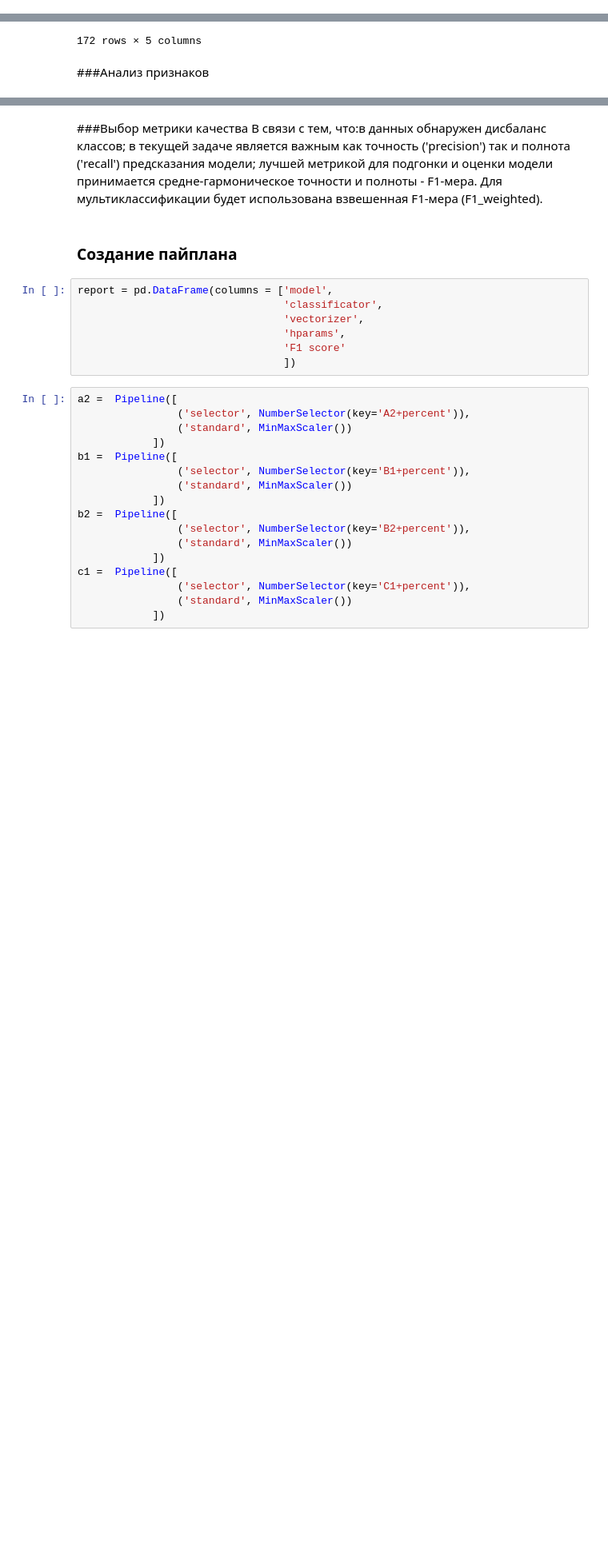
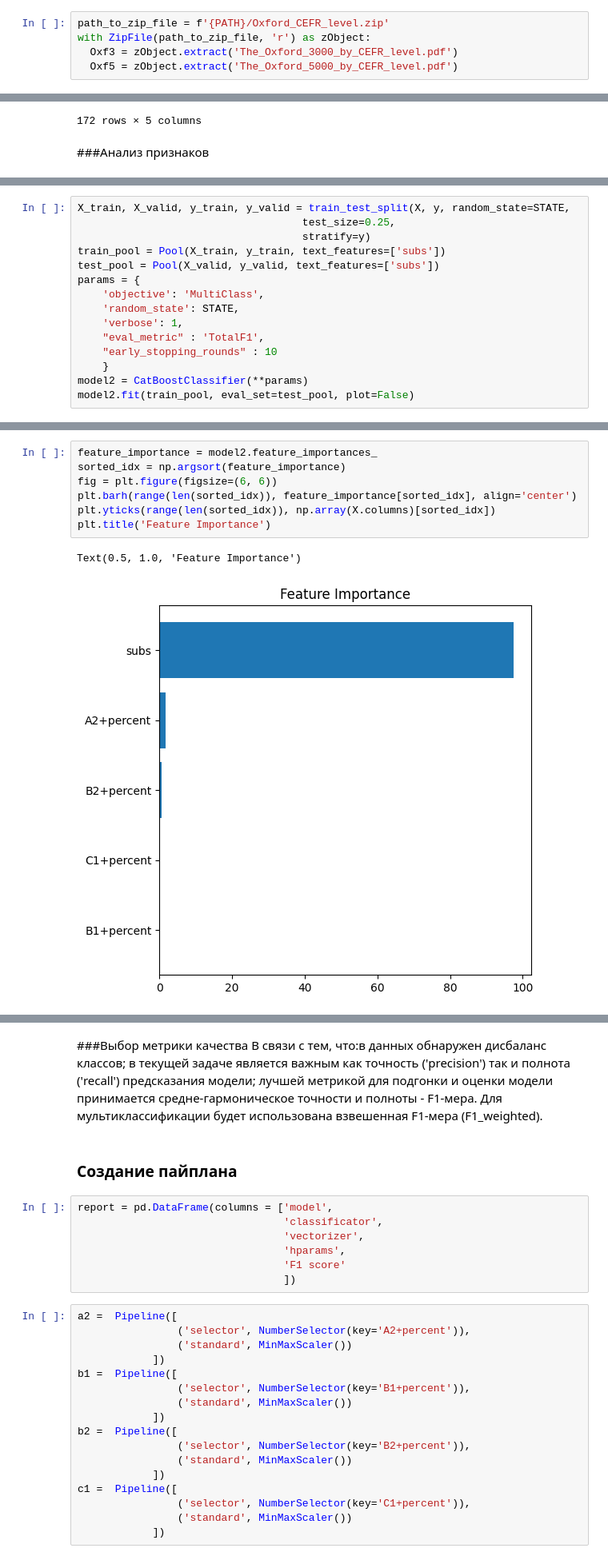
Before and after one commit to SarkisyanSergey/NLP_Pipiline, a Jupyter notebook: NLP_PIPELINE.ipynb, the cells around one changed output, grey strips where cells are left out. Shown: that part at 80% size. Saved outputs shown, nothing was run; the diff lists cells and outputs as text; blank space fills up the shorter version.

```diff
--- a/NLP_PIPELINE.ipynb
+++ b/NLP_PIPELINE.ipynb
@@ -301,0 +284,5 @@ for level in levels:
+# %%
+path_to_zip_file = f'{PATH}/Oxford_CEFR_level.zip'
+with ZipFile(path_to_zip_file, 'r') as zObject:
+  Oxf3 = zObject.extract('The_Oxford_3000_by_CEFR_level.pdf')
+  Oxf5 = zObject.extract('The_Oxford_5000_by_CEFR_level.pdf')
@@ -382,0 +417,15 @@ plt.show()
+# %%
+X_train, X_valid, y_train, y_valid = train_test_split(X, y, random_state=STATE,
+                                    test_size=0.25,
+                                    stratify=y)
+train_pool = Pool(X_train, y_train, text_features=['subs'])
+test_pool = Pool(X_valid, y_valid, text_features=['subs'])
+params = {
+    'objective': 'MultiClass',
+    'random_state': STATE,
+    'verbose': 1,
+    "eval_metric" : 'TotalF1',
+    "early_stopping_rounds" : 10
+    }
+model2 = CatBoostClassifier(**params)
+model2.fit(train_pool, eval_set=test_pool, plot=False)
@@ -382,0 +451,10 @@ plt.show()
+# %%
+feature_importance = model2.feature_importances_
+sorted_idx = np.argsort(feature_importance)
+fig = plt.figure(figsize=(6, 6))
+plt.barh(range(len(sorted_idx)), feature_importance[sorted_idx], align='center')
+plt.yticks(range(len(sorted_idx)), np.array(X.columns)[sorted_idx])
+plt.title('Feature Importance')
+# %% [output]
+Text(0.5, 1.0, 'Feature Importance')
+[figure, added]
```
Also changed, not shown: parts of 21 cells of this notebook.
